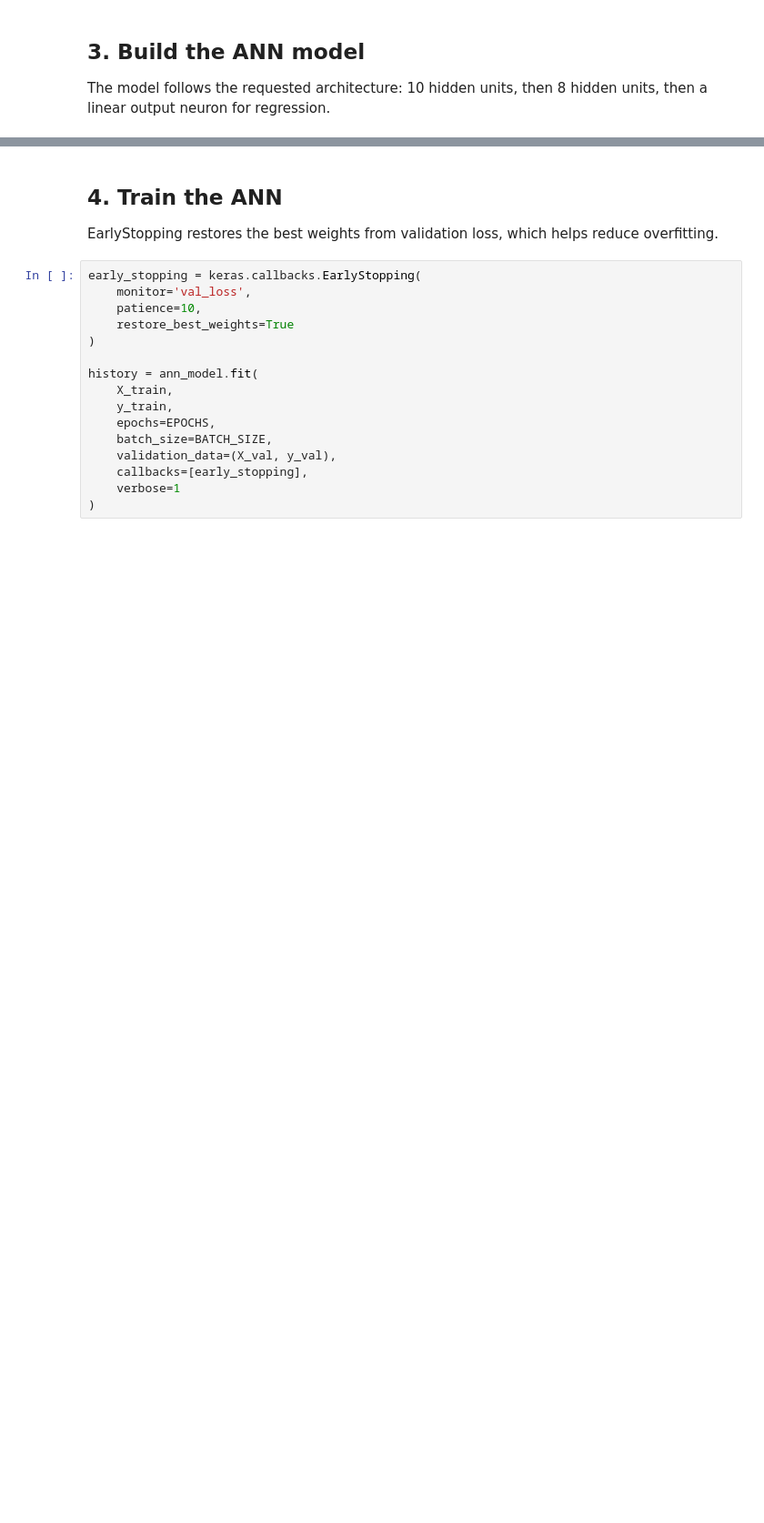
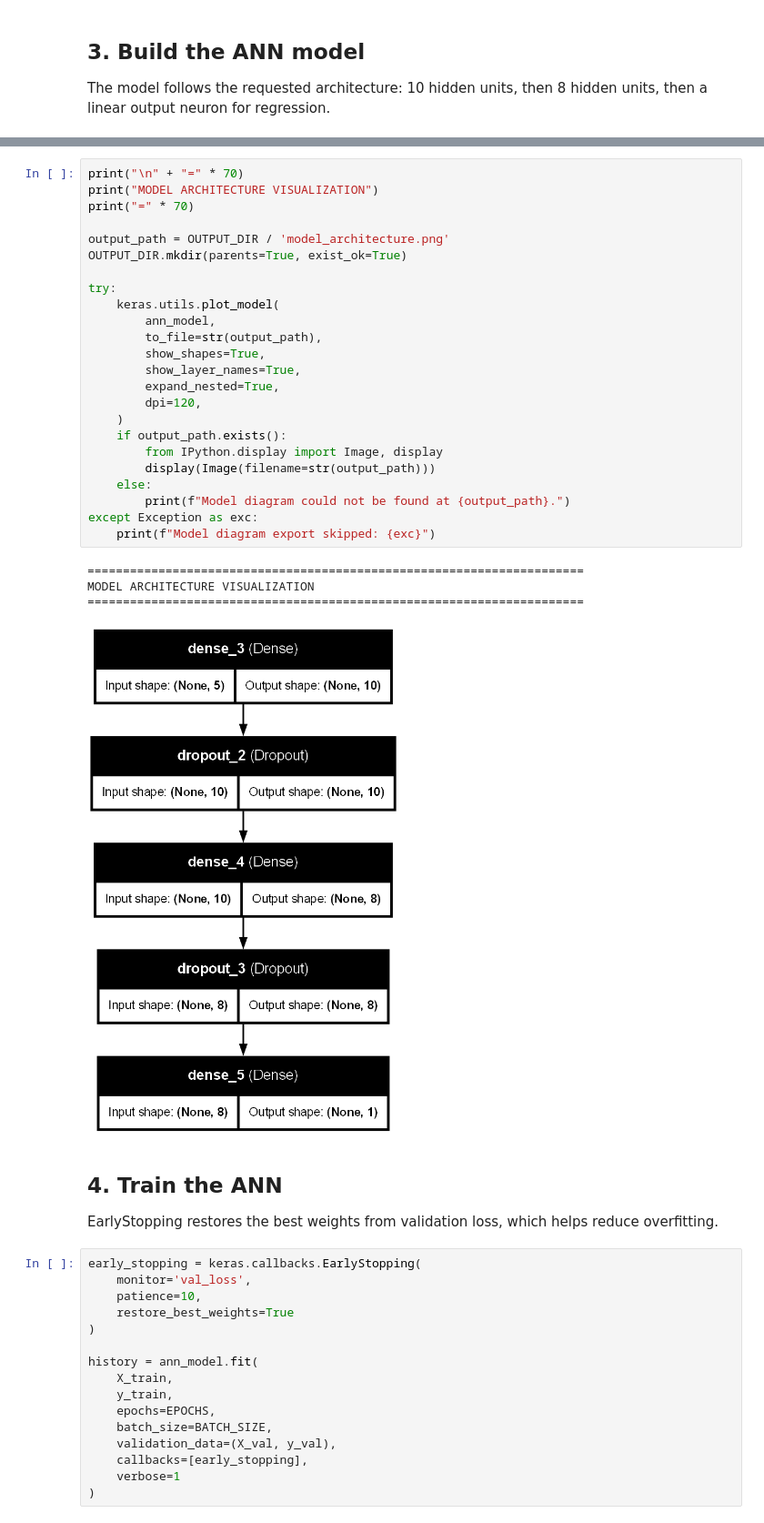
Before and after one commit to Hermes335/IS_PROJ, a Jupyter notebook: renewable_energy_ann.ipynb, the cells around one changed output, grey strips where cells are left out. Shown at 91% size. Drawn from its saved outputs; the diff is of its cells as text; blank space fills up the shorter version.

```diff
--- a/renewable_energy_ann.ipynb
+++ b/renewable_energy_ann.ipynb
@@ -215,3 +251,32 @@ Model: "sequential"
+# %%
+print("\n" + "=" * 70)
+print("MODEL ARCHITECTURE VISUALIZATION")
+print("=" * 70)
+
+output_path = OUTPUT_DIR / 'model_architecture.png'
+OUTPUT_DIR.mkdir(parents=True, exist_ok=True)
+
+try:
+    keras.utils.plot_model(
+        ann_model,
+        to_file=str(output_path),
+        show_shapes=True,
+        show_layer_names=True,
+        expand_nested=True,
+        dpi=120,
+    )
+    if output_path.exists():
+        from IPython.display import Image, display
+        display(Image(filename=str(output_path)))
+    else:
+        print(f"Model diagram could not be found at {output_path}.")
+except Exception as exc:
+    print(f"Model diagram export skipped: {exc}")
+# %% [output]
+======================================================================
+MODEL ARCHITECTURE VISUALIZATION
+======================================================================
+[figure, added]
 # %% [markdown]
 ## 4. Train the ANN
 
```
Also changed, not shown: parts of 15 cells of this notebook, 2 other files.
